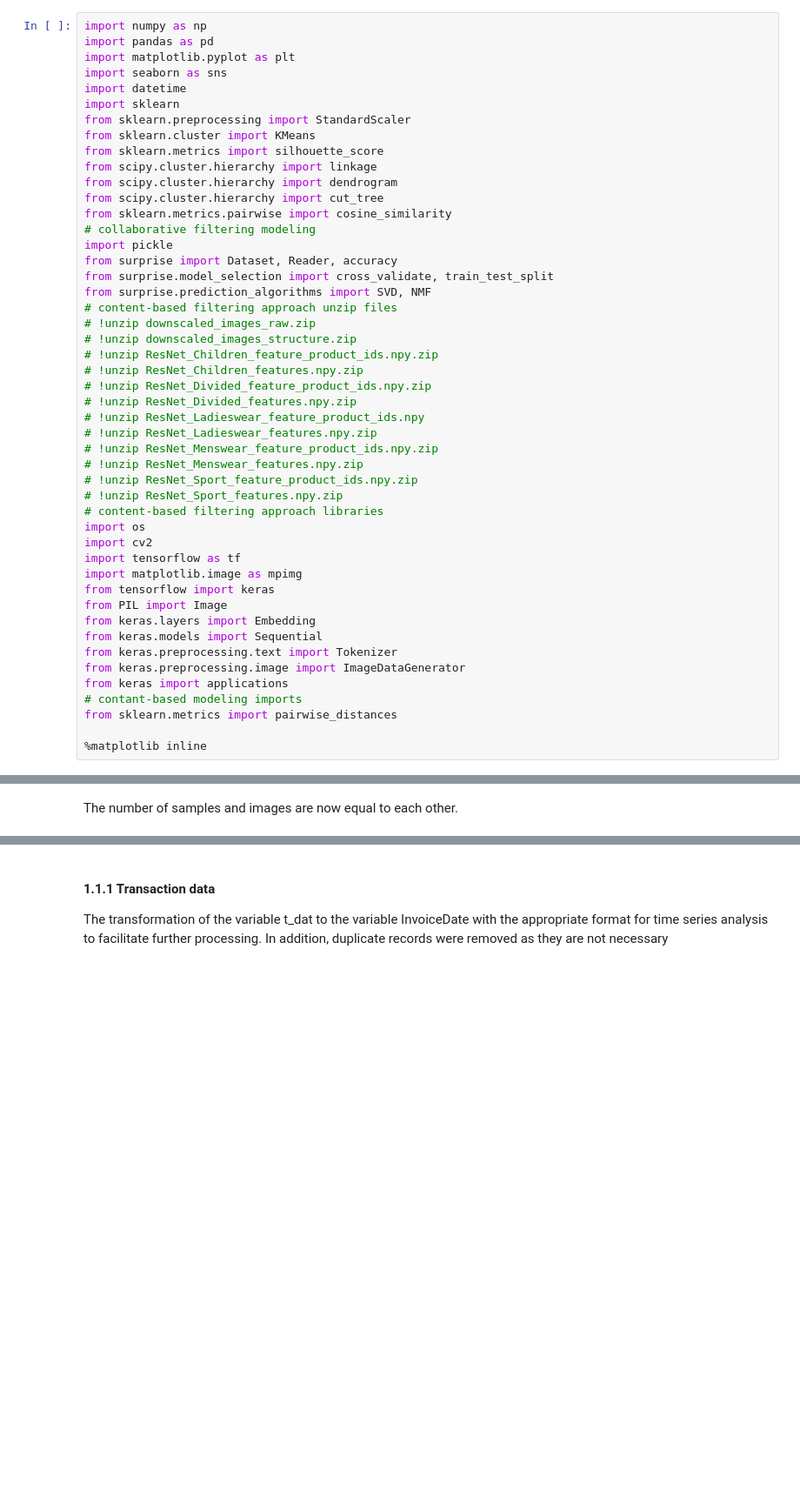
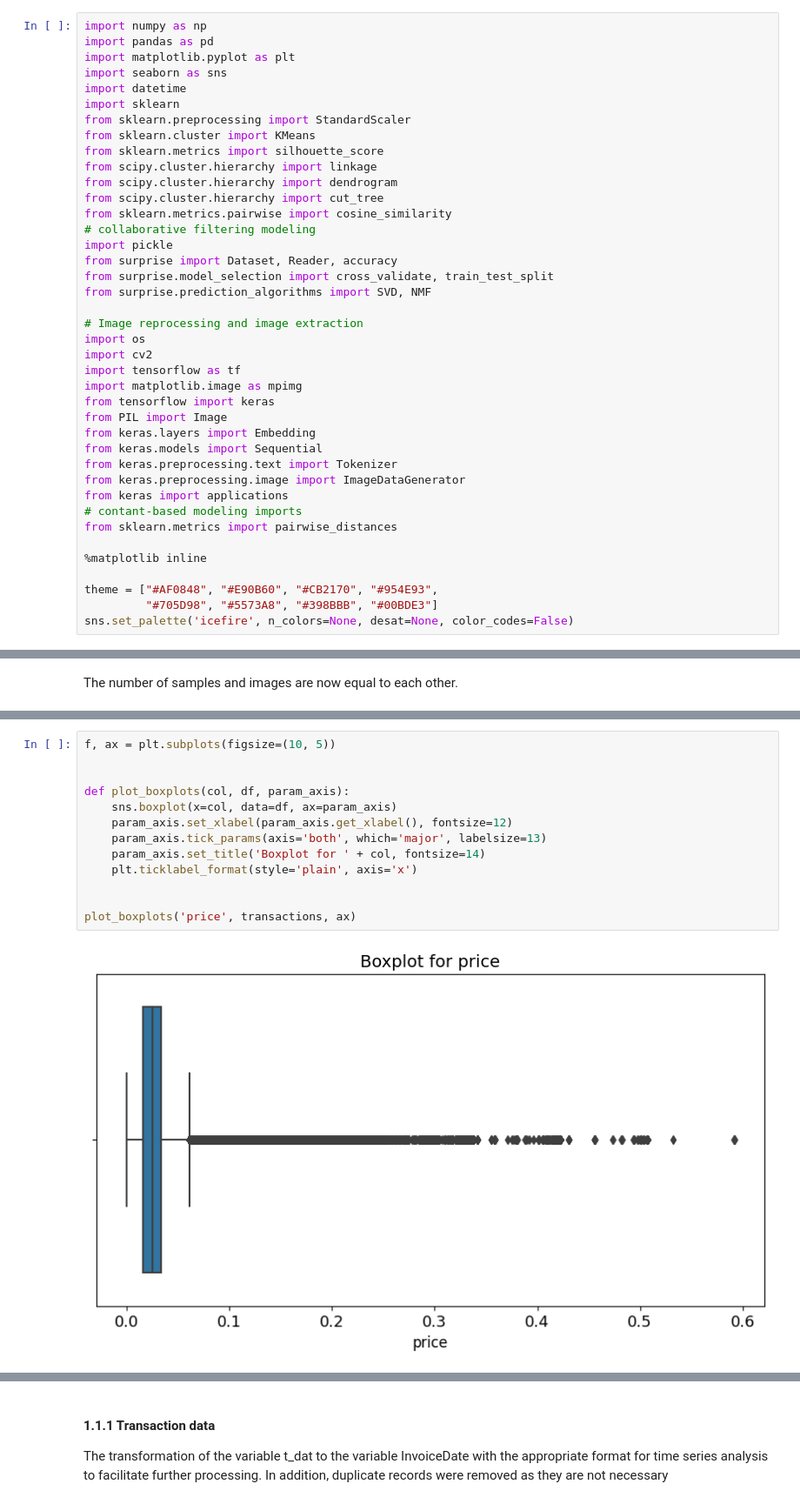
Before and after one commit to GiangNguyenn/FinalAssignmentGroup03, a Jupyter notebook: refactor_asm_3.ipynb, the cells around one changed output, grey strips where cells are left out. Shown at 87% size. Saved outputs shown, nothing was run; the diff lists cells and outputs as text; blank space fills up the shorter version.

```diff
--- a/refactor_asm_3.ipynb
+++ b/refactor_asm_3.ipynb
@@ -17,20 +58,8 @@ import pickle
 from surprise import Dataset, Reader, accuracy
 from surprise.model_selection import cross_validate, train_test_split
 from surprise.prediction_algorithms import SVD, NMF
-# content-based filtering approach unzip files
-# !unzip downscaled_images_raw.zip
-# !unzip downscaled_images_structure.zip
-# !unzip ResNet_Children_feature_product_ids.npy.zip
-# !unzip ResNet_Children_features.npy.zip
-# !unzip ResNet_Divided_feature_product_ids.npy.zip
-# !unzip ResNet_Divided_features.npy.zip
-# !unzip ResNet_Ladieswear_feature_product_ids.npy
-# !unzip ResNet_Ladieswear_features.npy.zip
-# !unzip ResNet_Menswear_feature_product_ids.npy.zip
-# !unzip ResNet_Menswear_features.npy.zip
-# !unzip ResNet_Sport_feature_product_ids.npy.zip
-# !unzip ResNet_Sport_features.npy.zip
-# content-based filtering approach libraries
+
+# Image reprocessing and image extraction
 import os
 import cv2
 import tensorflow as tf
@@ -46,3 +75,7 @@ from keras import applications
 from sklearn.metrics import pairwise_distances
 
 %matplotlib inline
+
+theme = ["#AF0848", "#E90B60", "#CB2170", "#954E93",
+         "#705D98", "#5573A8", "#398BBB", "#00BDE3"]
+sns.set_palette('icefire', n_colors=None, desat=None, color_codes=False)
@@ -359 +329,16 @@ The number of samples and images are now equal to each other.
+# %%
+f, ax = plt.subplots(figsize=(10, 5))
+
+
+def plot_boxplots(col, df, param_axis):
+    sns.boxplot(x=col, data=df, ax=param_axis)
+    param_axis.set_xlabel(param_axis.get_xlabel(), fontsize=12)
+    param_axis.tick_params(axis='both', which='major', labelsize=13)
+    param_axis.set_title('Boxplot for ' + col, fontsize=14)
+    plt.ticklabel_format(style='plain', axis='x')
+
+
+plot_boxplots('price', transactions, ax)
+# %% [output]
+[figure, added]
 # %% [markdown]
```
Also changed, not shown: parts of 106 cells of this notebook, 2 other files.
